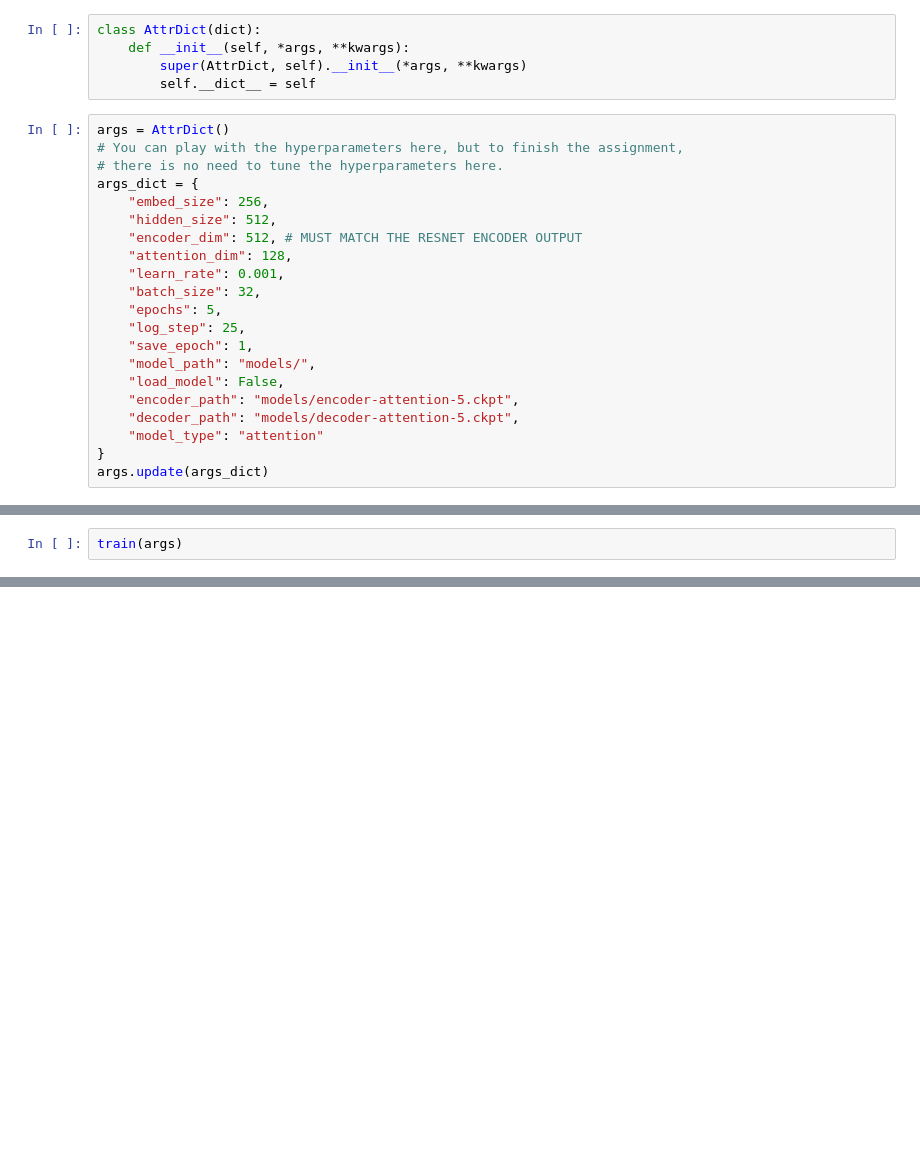
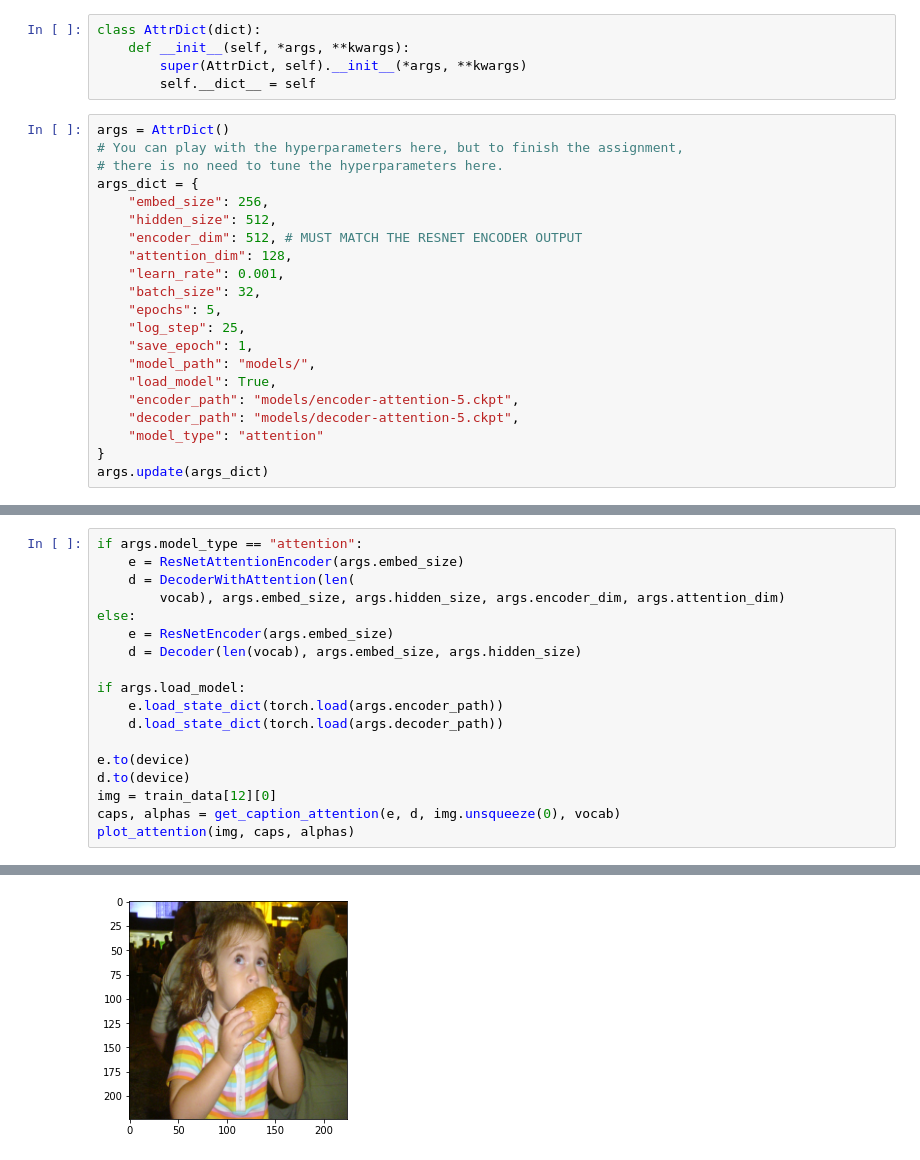
Before and after one commit to yoyosef/image-captioning-csc413, a Jupyter notebook: main.ipynb, the cells around one changed output, grey strips where cells are left out. Saved outputs shown, nothing was run; the diff lists cells and outputs as text; blank space fills up the shorter version.

Commit message:
plot attention

```diff
--- a/main.ipynb
+++ b/main.ipynb
@@ -29,7 +30,7 @@ args_dict = {
     "log_step": 25,
     "save_epoch": 1,
     "model_path": "models/",
-    "load_model": False,
+    "load_model": True,
     "encoder_path": "models/encoder-attention-5.ckpt",
     "decoder_path": "models/decoder-attention-5.ckpt",
     "model_type": "attention"
@@ -41,2 +38,0 @@ with open("vocab.pkl", 'rb') as f:
-# %%
-train(args)
@@ -91,0 +55,19 @@ for i, (imgs, captions, lengths) in enumerate(train_loader):
+# %%
+if args.model_type == "attention":
+    e = ResNetAttentionEncoder(args.embed_size)
+    d = DecoderWithAttention(len(
+        vocab), args.embed_size, args.hidden_size, args.encoder_dim, args.attention_dim)
+else:
+    e = ResNetEncoder(args.embed_size)
+    d = Decoder(len(vocab), args.embed_size, args.hidden_size)
+
+if args.load_model:
+    e.load_state_dict(torch.load(args.encoder_path))
+    d.load_state_dict(torch.load(args.decoder_path))
+
+e.to(device)
+d.to(device)
+img = train_data[12][0]
+caps, alphas = get_caption_attention(e, d, img.unsqueeze(0), vocab)
+plot_attention(img, caps, alphas)
+# %% [output]
@@ -91,0 +90 @@ for i, (imgs, captions, lengths) in enumerate(train_loader):
+[figure, added]
```
Also changed, not shown: parts of 6 cells of this notebook, 1 other file.
